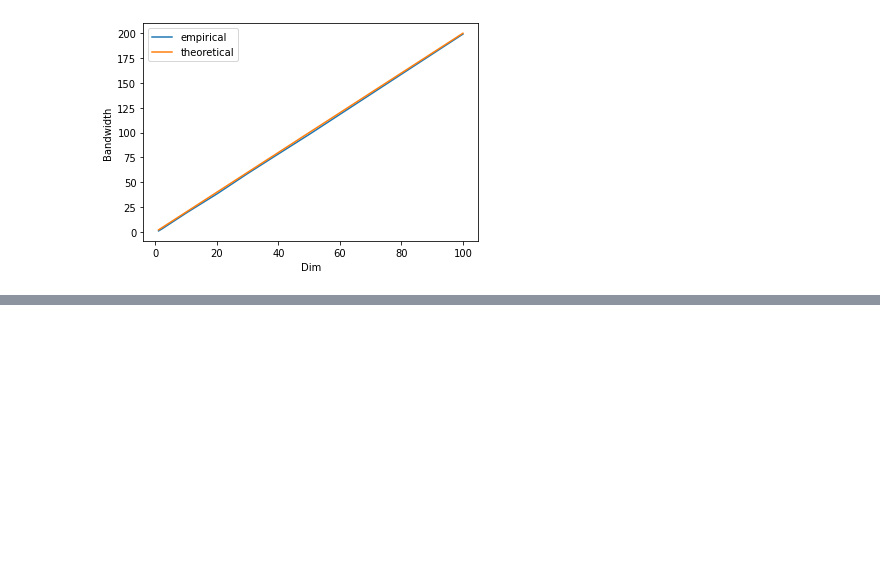
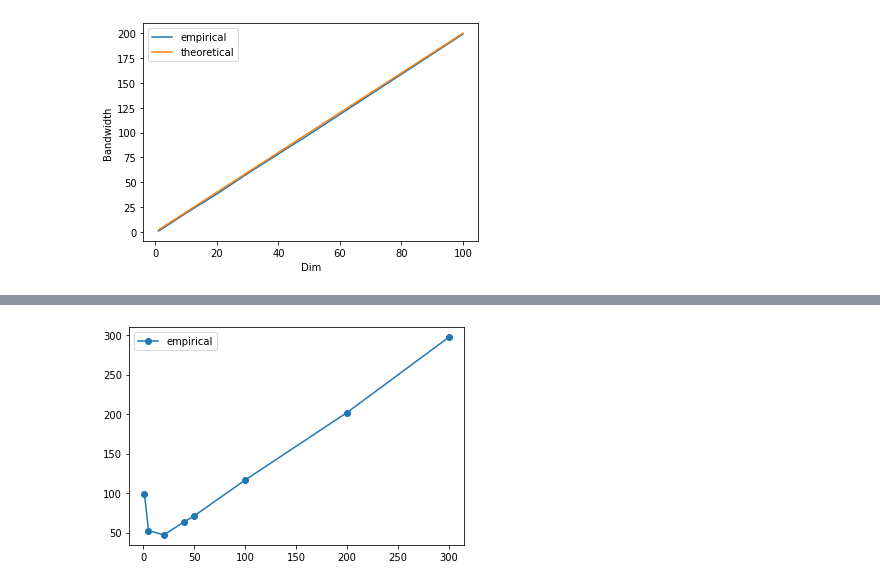
Before and after one commit to XingLLiu/u-stat-high-dim, a Jupyter notebook: scalability_with_dim.ipynb, the cells around one changed output, grey strips where cells are left out. Cells and saved outputs as stored; diff of their text form; code cells hidden in the pictures; blank space fills up the shorter version.

```diff
--- a/scalability_with_dim.ipynb
+++ b/scalability_with_dim.ipynb
@@ -201,0 +282,6 @@ Text(0.5, 0, 'Dim')
+# %%
+plt.plot(res["dim"], res["moment3_empirical"], marker="o", label="empirical")
+# plt.plot(res["dim"], res["moment3_theoretical"], marker="x", label="theoretical")
+_ = plt.legend()
+# %% [output]
+[figure, added]
```
Also changed, not shown: parts of 22 cells of this notebook, 3 other files.
